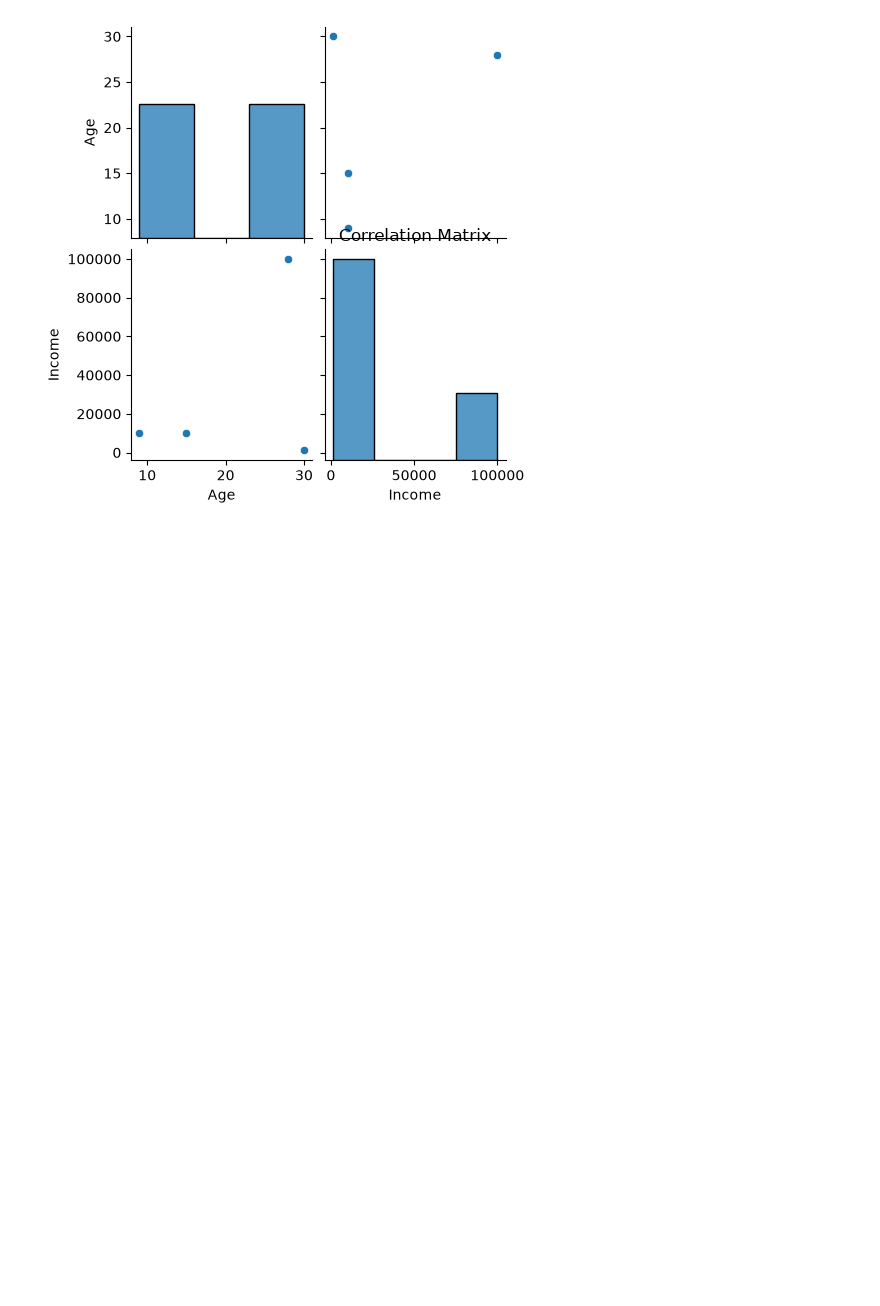
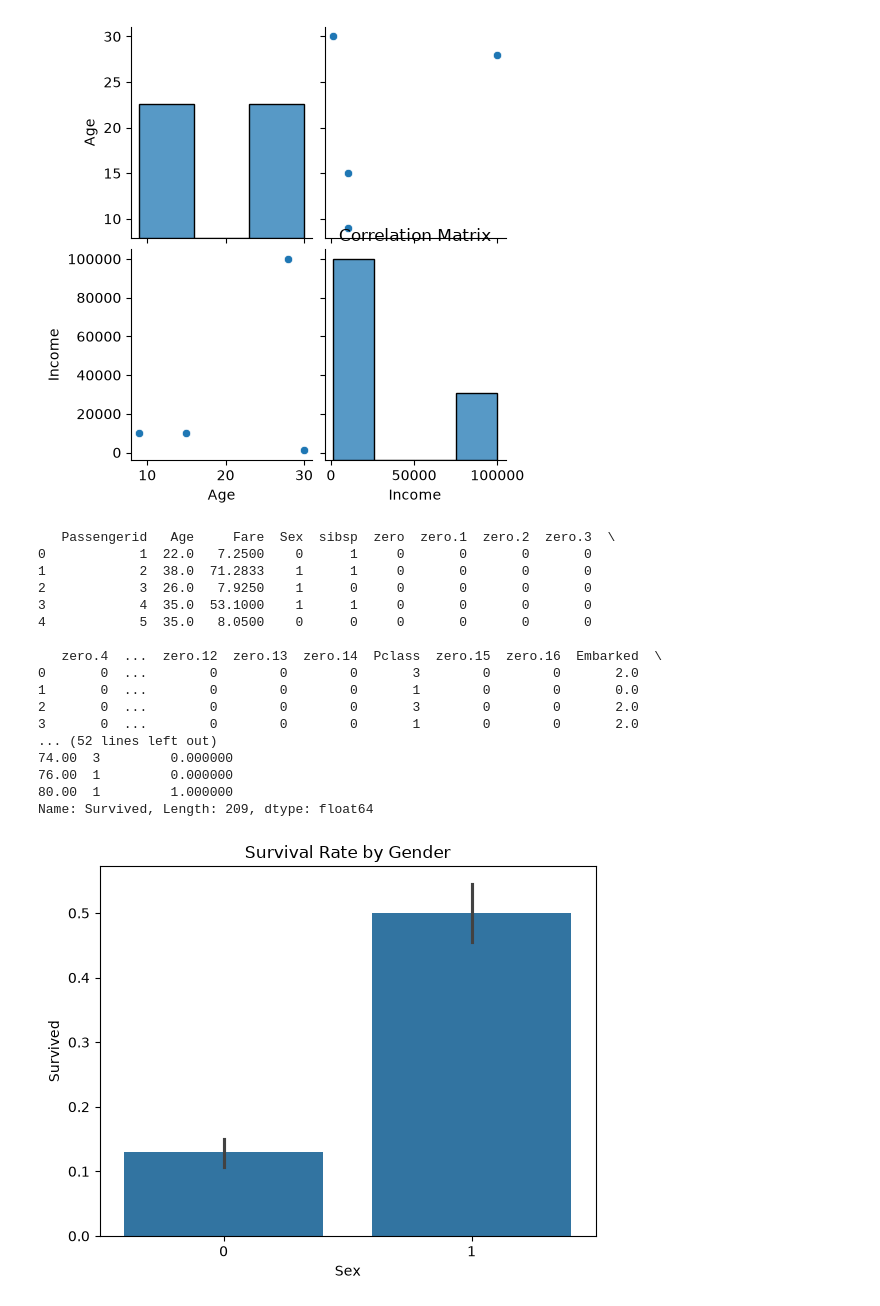
Before and after one commit to PramodhReddy-M/Applied_AI_Lab, a Jupyter notebook: Python Foundations & EDA/Exploratory Data Analysis.ipynb, the cells around one changed output. Cells and saved outputs as stored; diff of their text form; code cells hidden in the pictures; blank space fills up the shorter version.

```diff
--- a/Python Foundations & EDA/Exploratory Data Analysis.ipynb
+++ b/Python Foundations & EDA/Exploratory Data Analysis.ipynb
@@ -110,3 +204,52 @@ plt.title('Correlation Matrix')
 plt.show()
 # %% [output]
 [figure]
+# %%
+# Hands-on project:
+# To perform exploratory data analysis on the Titanic dataset to understand the survival rate across various features, including age, gender, and class
+
+import pandas as pd
+import seaborn as sns
+import matplotlib.pyplot as plt
+
+data = pd.read_csv('Titanic Dataset.csv')
+print(data.head())
+
+#handling missing values in the dataset & focus is on Age.
+
+data.fillna({'Age':data['Age'].mean()}, inplace=True)
+print(data.isnull().sum())
+
+# Analyse the survival rate: The following code prints the normalized value counts for the 'Survived' column.
+#In Pandas, setting normalize=True inside the value_counts() method returns the relative frequencies (proportions) of unique values instead of their raw counts. The resulting values range between 0 and 1, and their total sum equals 1.0.
+
+print(data['Survived'].value_counts(normalize=True))
+
+#Group the data by gender and passenger class to analyze survival rates across these categories. The code groups the data by 'Sex' and 'Pclass', then calculates the mean of the 'survived' column for each group:
+
+print(data.groupby(['Age','Pclass'])['Survived'].mean())
+
+#Visualise the data:
+
+sns.barplot(x='Sex', y='Survived', data=data)
+plt.title('Survival Rate by Gender')
+plt.show()
+# %% [output]
+   Passengerid   Age     Fare  Sex  sibsp  zero  zero.1  zero.2  zero.3  \
+0            1  22.0   7.2500    0      1     0       0       0       0
+1            2  38.0  71.2833    1      1     0       0       0       0
+2            3  26.0   7.9250    1      0     0       0       0       0
+3            4  35.0  53.1000    1      1     0       0       0       0
+4            5  35.0   8.0500    0      0     0       0       0       0
+
+   zero.4  ...  zero.12  zero.13  zero.14  Pclass  zero.15  zero.16  Embarked  \
+0       0  ...        0        0        0       3        0        0       2.0
+1       0  ...        0        0        0       1        0        0       0.0
+2       0  ...        0        0        0       3        0        0       2.0
+3       0  ...        0        0        0       1        0        0       2.0
+... (52 lines left out)
+74.00  3         0.000000
+76.00  1         0.000000
+80.00  1         1.000000
+Name: Survived, Length: 209, dtype: float64
+[figure, added]
```
Also changed, not shown: parts of 7 cells of this notebook.
